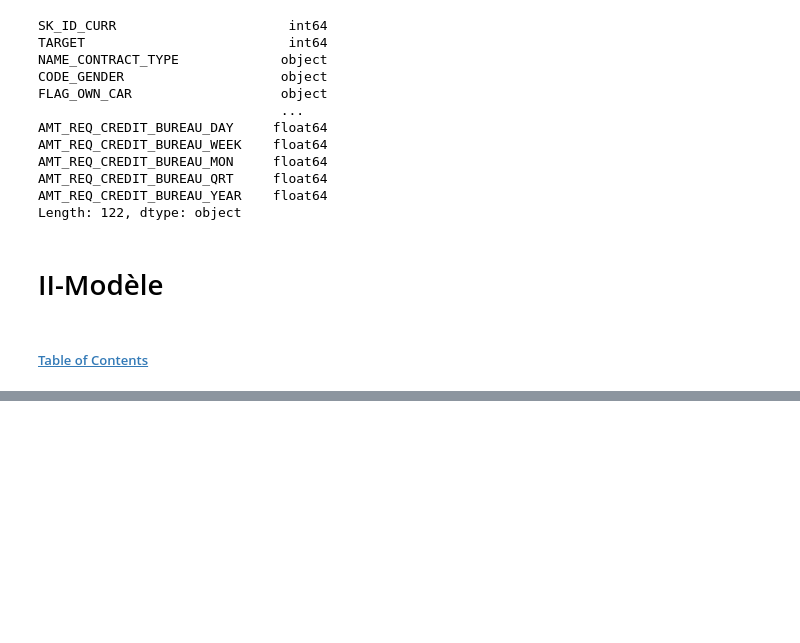
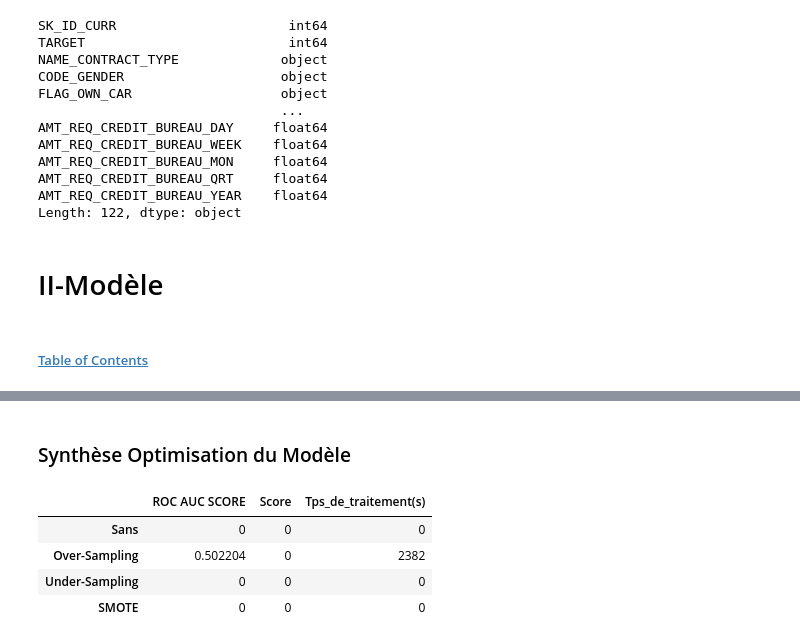
Before and after one commit to saidmazzi/projet7, a Jupyter notebook: Mazzi_Saïd_1_dashboard_112022.ipynb, the cells around one changed output, grey strips where cells are left out. Drawn from its saved outputs; the diff is of its cells as text; code cells hidden in the pictures; blank space fills up the shorter version.

Commit message:
Mise à Jour modèle

```diff
--- a/Mazzi_Saïd_1_dashboard_112022.ipynb
+++ b/Mazzi_Saïd_1_dashboard_112022.ipynb
@@ -1688 +1693,16 @@ Full model run - done in 2736s
 [figure]
+# %% [markdown]
+### Synthèse Optimisation du Modèle
+# %%
+tab_sampling = pd.DataFrame(columns = ["ROC AUC SCORE", "Score", "Tps_de_traitement(s)"],
+                        index = ["Sans","Over-Sampling","Under-Sampling","SMOTE"])
+tab_sampling["ROC AUC SCORE"]= ["0","0.502204"," 0","0"]
+tab_sampling["Score"]= ["0","0","0","0"]
+tab_sampling["Tps_de_traitement(s)"]= ["0","2382","0","0"]
+tab_sampling
+# %% [output]
+|  | ROC AUC SCORE | Score | Tps_de_traitement(s) |
+| Sans | 0 | 0 | 0 |
+| Over-Sampling | 0.502204 | 0 | 2382 |
+| Under-Sampling | 0 | 0 | 0 |
+| SMOTE | 0 | 0 | 0 |
```
Also changed, not shown: parts of 21 cells of this notebook.
